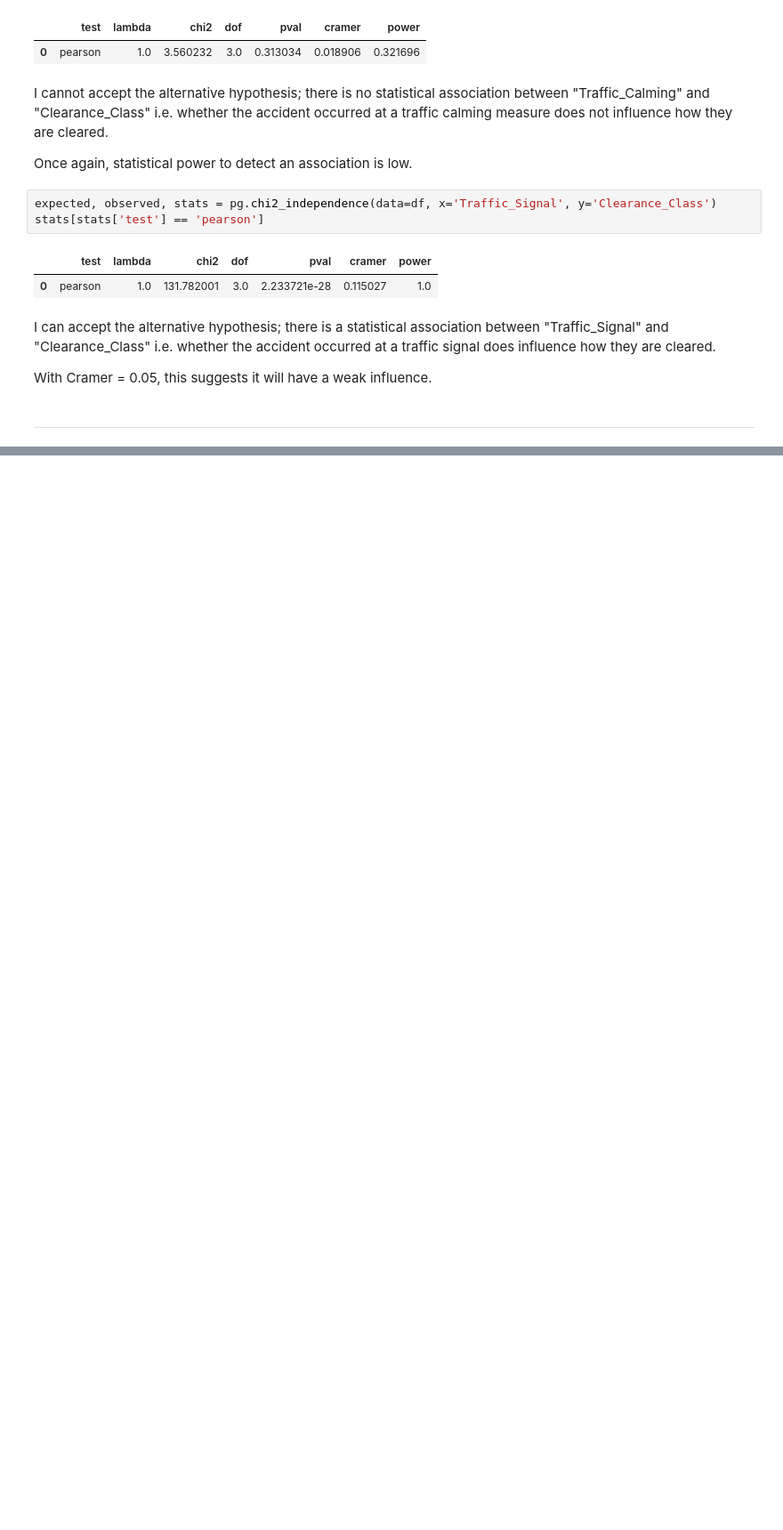
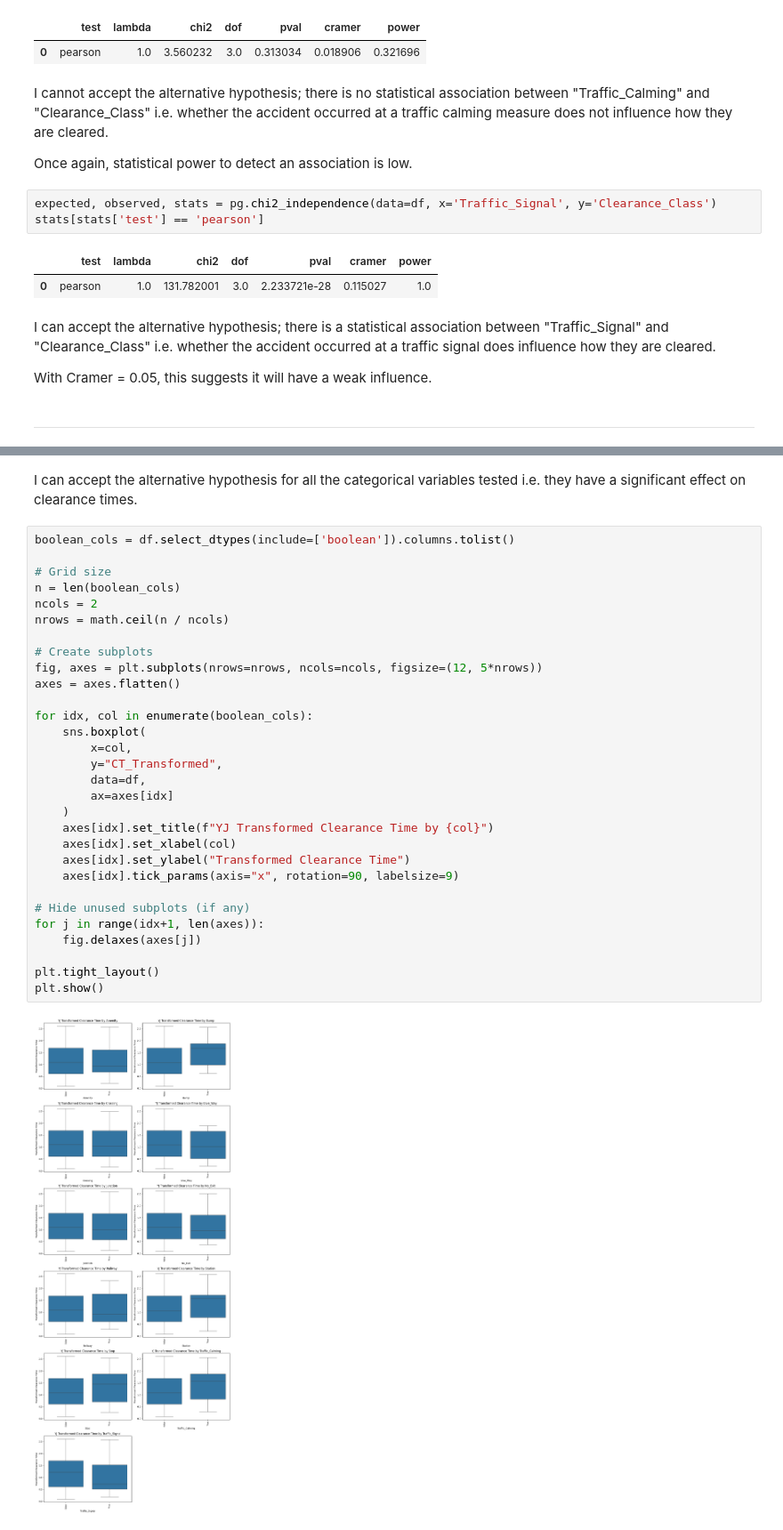
Before and after one commit to Sonya-J00/US_Accidents_ML_Project, a Jupyter notebook: jupyter_notebooks/EDA.ipynb, the cells around one changed output, grey strips where cells are left out. Shown at 89% size. Drawn from its saved outputs; the diff is of its cells as text; blank space fills up the shorter version.

```diff
--- a/jupyter_notebooks/EDA.ipynb
+++ b/jupyter_notebooks/EDA.ipynb
@@ -732,0 +815,34 @@ With Cramer = 0.05, this suggests it will have a weak influence.
+# %% [markdown]
+I can accept the alternative hypothesis for all the categorical variables tested i.e. they have a significant effect on clearance times.
+# %%
+boolean_cols = df.select_dtypes(include=['boolean']).columns.tolist()
+
+# Grid size
+n = len(boolean_cols)
+ncols = 2
+nrows = math.ceil(n / ncols)
+
+# Create subplots
+fig, axes = plt.subplots(nrows=nrows, ncols=ncols, figsize=(12, 5*nrows))
+axes = axes.flatten()
+
+for idx, col in enumerate(boolean_cols):
+    sns.boxplot(
+        x=col,
+        y="CT_Transformed",
+        data=df,
+        ax=axes[idx]
+    )
+    axes[idx].set_title(f"YJ Transformed Clearance Time by {col}")
+    axes[idx].set_xlabel(col)
+    axes[idx].set_ylabel("Transformed Clearance Time")
+    axes[idx].tick_params(axis="x", rotation=90, labelsize=9)
+
+# Hide unused subplots (if any)
+for j in range(idx+1, len(axes)):
+    fig.delaxes(axes[j])
+
+plt.tight_layout()
+plt.show()
+# %% [output]
+[figure, added]
```
Also changed, not shown: parts of 6 cells of this notebook.
